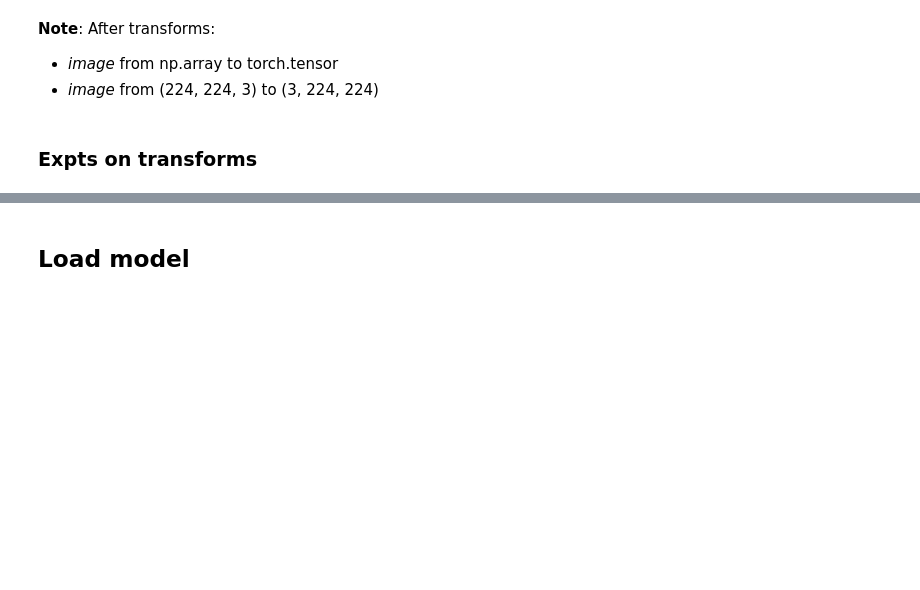
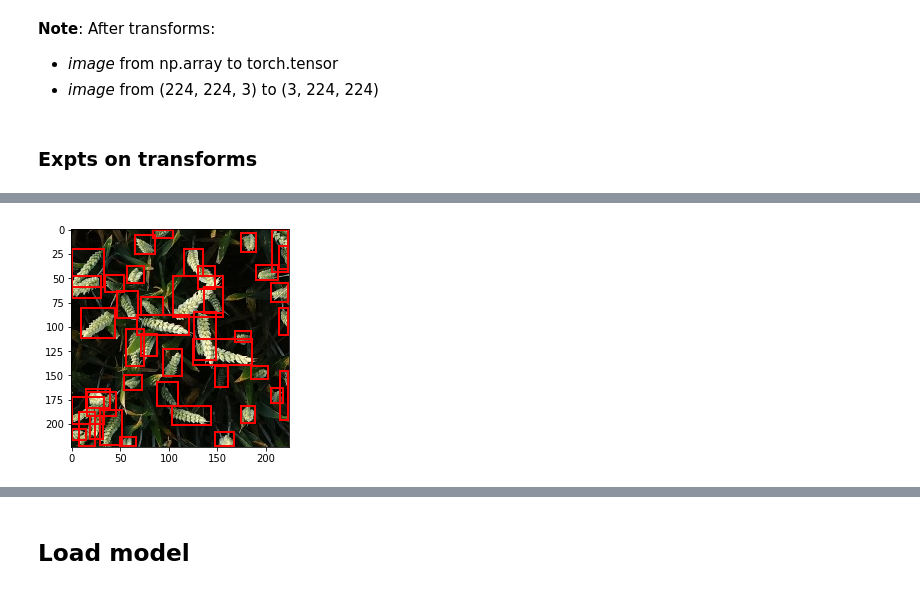
Before and after one commit to Lin-Leon-MENG/Kaggle-Global-Wheat-Detection, a Jupyter notebook: notebooks/3_augmentation_pretrained_ec2.ipynb, the cells around one changed output, grey strips where cells are left out. Saved outputs shown, nothing was run; the diff lists cells and outputs as text; code cells hidden in the pictures; blank space fills up the shorter version.

```diff
--- a/notebooks/3_augmentation_pretrained_ec2.ipynb
+++ b/notebooks/3_augmentation_pretrained_ec2.ipynb
@@ -447,5 +528,6 @@ After transforms:
 # %% [markdown]
 ### Expts on transforms
 # %%
-# samp = {'image': image, 'bboxes': target['boxes'], 'labels': target["labels"]}
-# samp
+samp = {'image': image, 'bboxes': target['boxes'], 'labels': target["labels"]}
+print(samp["bboxes"].shape)
+print(samp["labels"].shape)
@@ -455,5 +564,7 @@ After transforms:
 # %%
 # before transform
-# show_corner_bb(samp["image"].astype(np.int), samp["bboxes"])
+show_corner_bb(samp["image"], samp["bboxes"])
+# %% [output]
+[figure, added]
 # %%
 # after transform
```
Also changed, not shown: parts of 49 cells of this notebook, 2 other files.
